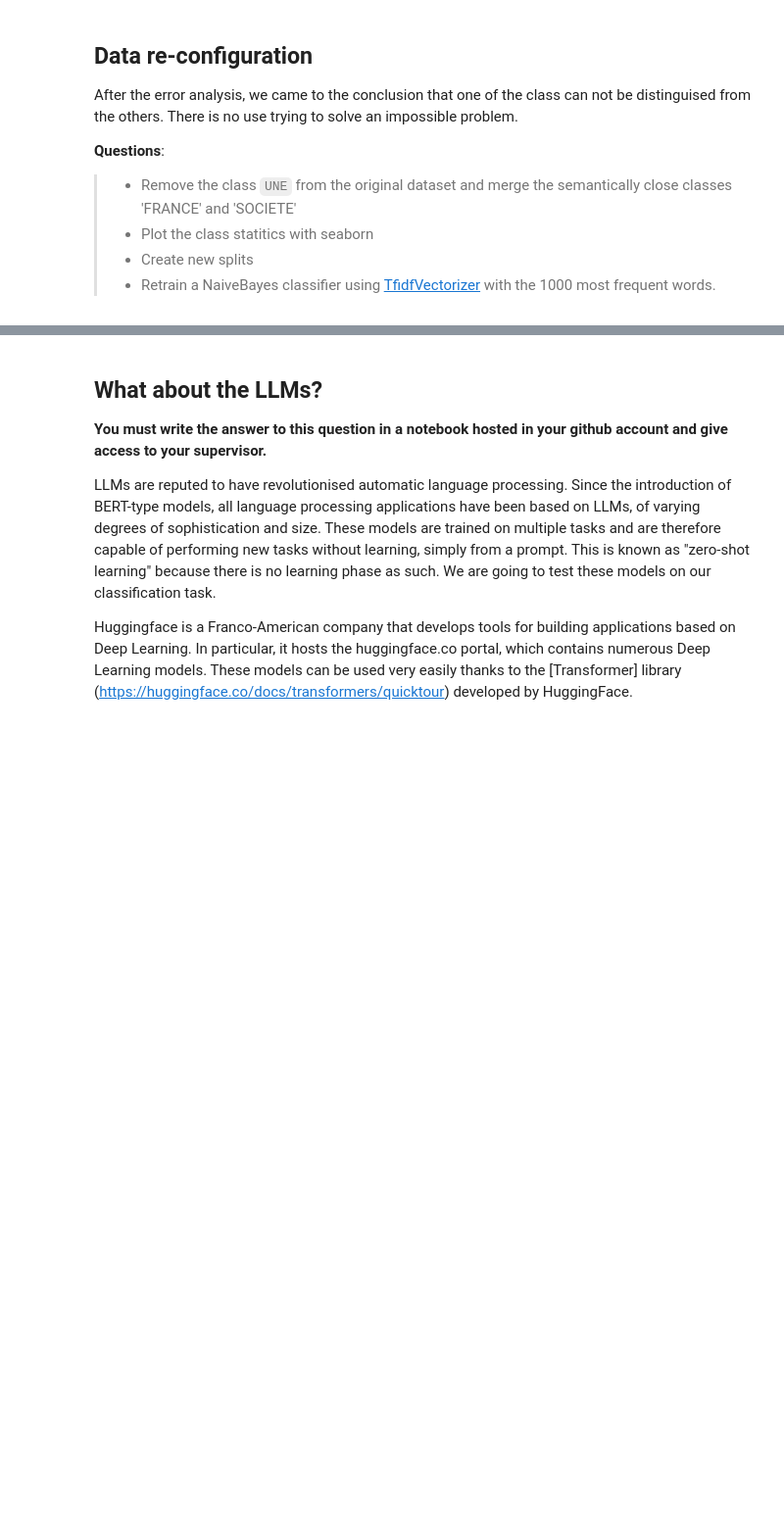
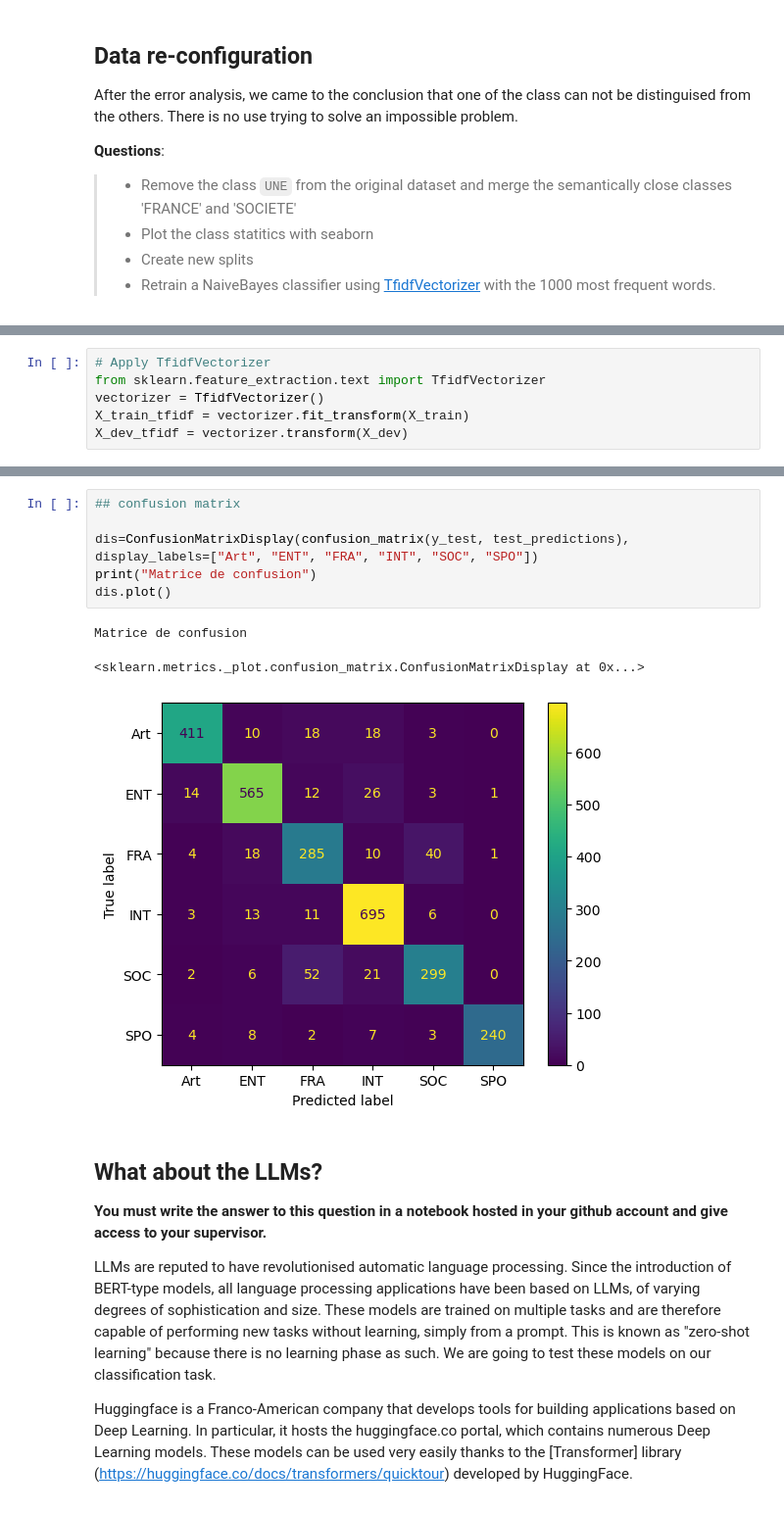
Before and after one commit to Marimar4/nlp-lab-text-classification, a Jupyter notebook: TextClassification_LeMonde.ipynb, the cells around one changed output, grey strips where cells are left out. Shown at 98% size. Drawn from its saved outputs; the diff is of its cells as text; blank space fills up the shorter version.

```diff
--- a/TextClassification_LeMonde.ipynb
+++ b/TextClassification_LeMonde.ipynb
@@ -313,0 +363,6 @@ from sklearn.feature_extraction.text import TfidfVectorizer
+# %%
+# Apply TfidfVectorizer
+from sklearn.feature_extraction.text import TfidfVectorizer
+vectorizer = TfidfVectorizer()
+X_train_tfidf = vectorizer.fit_transform(X_train)
+X_dev_tfidf = vectorizer.transform(X_dev)
@@ -314,3 +418,13 @@ from sklearn.feature_extraction.text import TfidfVectorizer
+# %%
+## confusion matrix
+
+dis=ConfusionMatrixDisplay(confusion_matrix(y_test, test_predictions), display_labels=["Art", "ENT", "FRA", "INT", "SOC", "SPO"])
+print("Matrice de confusion")
+dis.plot()
+# %% [output]
+Matrice de confusion
+<sklearn.metrics._plot.confusion_matrix.ConfusionMatrixDisplay at 0x...>
+[figure, added]
 # %% [markdown]
 ## What about the LLMs?
 
```
Also changed, not shown: parts of 8 cells of this notebook.
